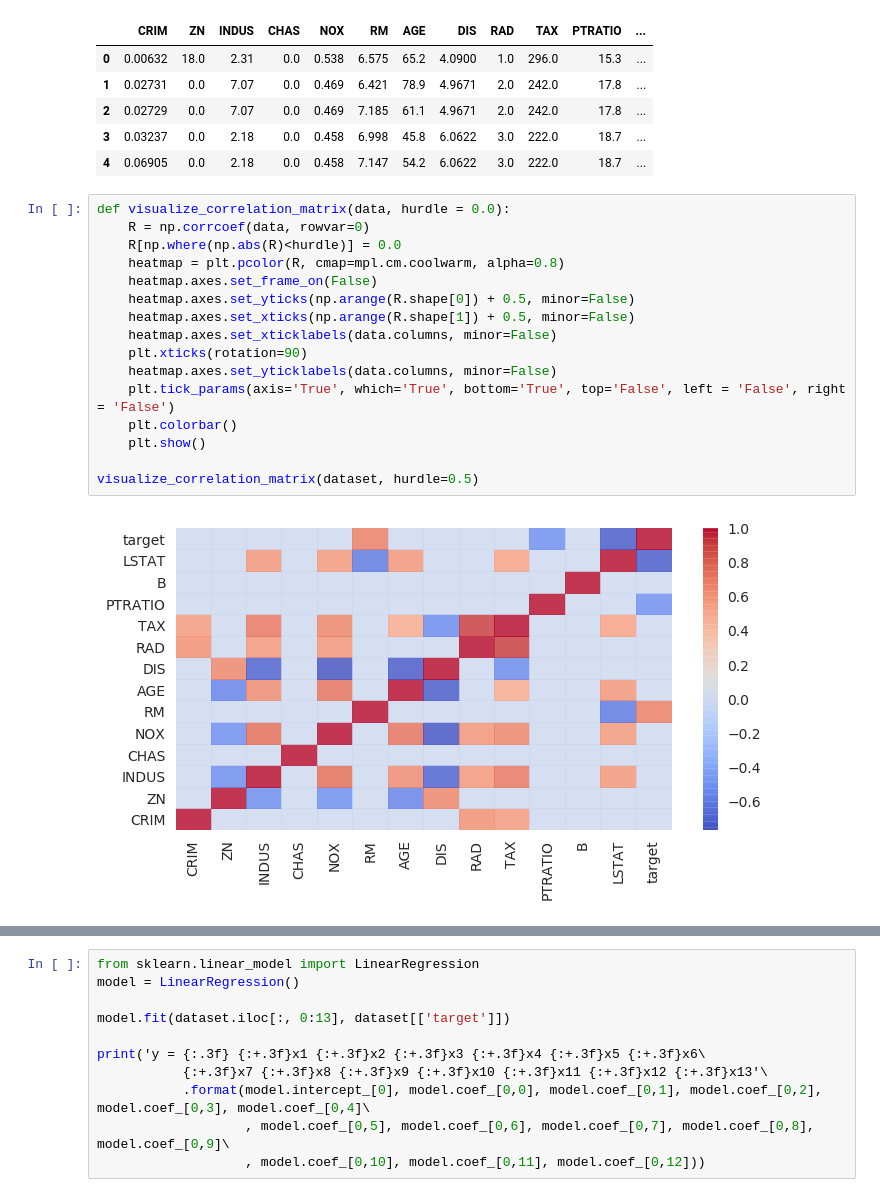
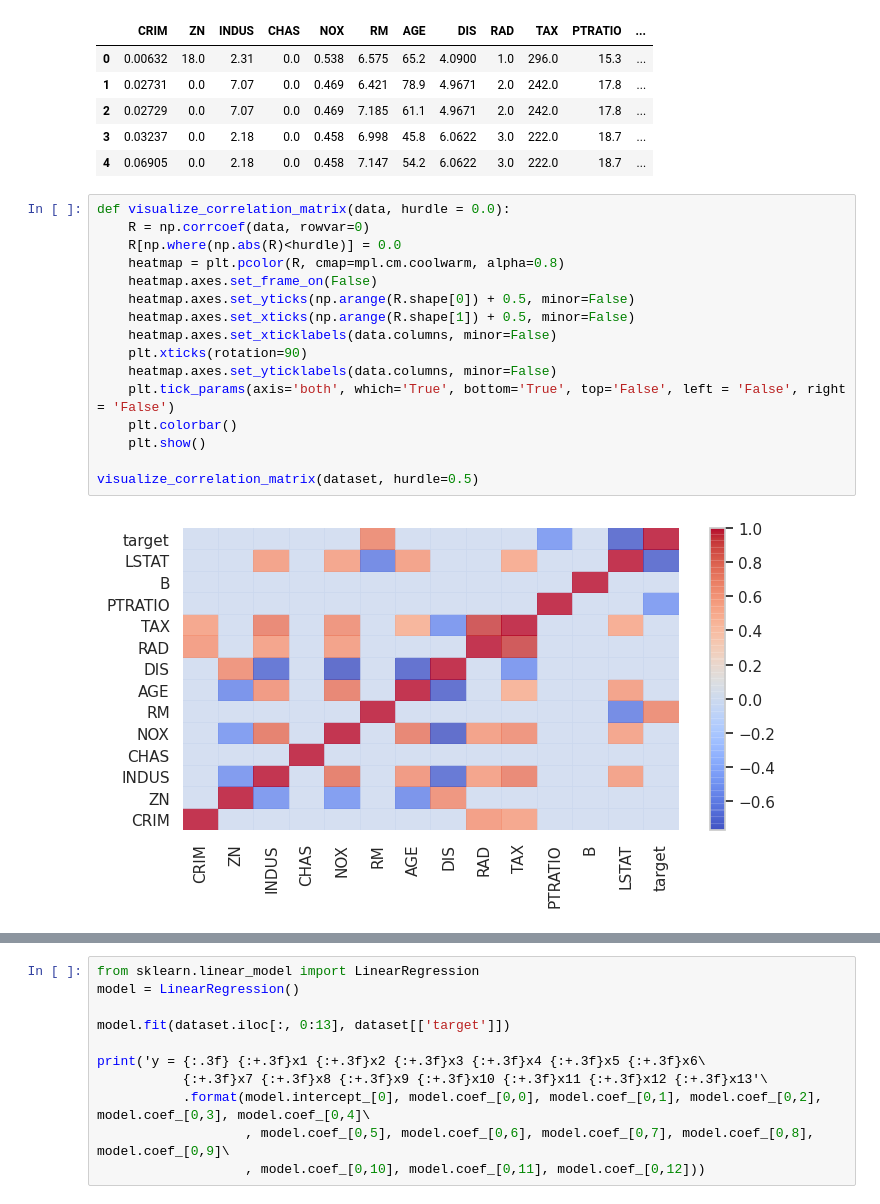
Before and after one commit to ProfLuciano/cd, a Jupyter notebook: notebooks/regression.ipynb, the cells around one changed output, grey strips where cells are left out. Cells and saved outputs as stored; diff of their text form.

```diff
--- a/notebooks/regression.ipynb
+++ b/notebooks/regression.ipynb
@@ -372,21 +342,21 @@ dataset.head()
 # %%
 def visualize_correlation_matrix(data, hurdle = 0.0):
     R = np.corrcoef(data, rowvar=0)
     R[np.where(np.abs(R)<hurdle)] = 0.0
     heatmap = plt.pcolor(R, cmap=mpl.cm.coolwarm, alpha=0.8)
     heatmap.axes.set_frame_on(False)
     heatmap.axes.set_yticks(np.arange(R.shape[0]) + 0.5, minor=False)
     heatmap.axes.set_xticks(np.arange(R.shape[1]) + 0.5, minor=False)
     heatmap.axes.set_xticklabels(data.columns, minor=False)
     plt.xticks(rotation=90)
     heatmap.axes.set_yticklabels(data.columns, minor=False)
-    plt.tick_params(axis='True', which='True', bottom='True', top='False', left = 'False', right = 'False')
+    plt.tick_params(axis='both', which='True', bottom='True', top='False', left = 'False', right = 'False')
     plt.colorbar()
     plt.show()
 
 visualize_correlation_matrix(dataset, hurdle=0.5)
 # %% [output]
-[figure, old version]
+[figure, new version]
 # %%
 figs, axes = plt.subplots(2,3,figsize=(15,7))
 dataset[['RM','target']].plot.scatter(x='RM',y='target',ax=axes[0,0])
```
Also changed, not shown: parts of 38 cells of this notebook.
